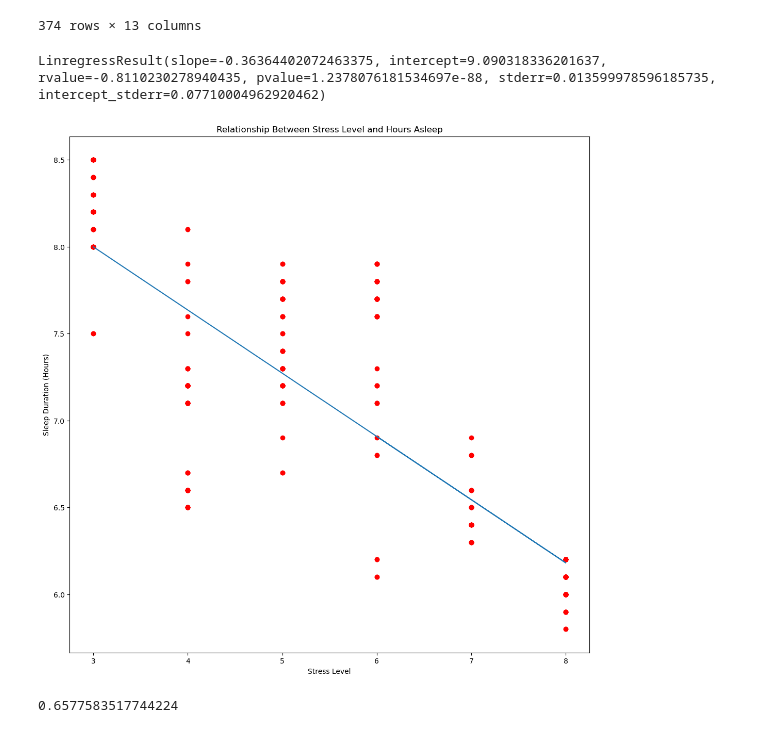
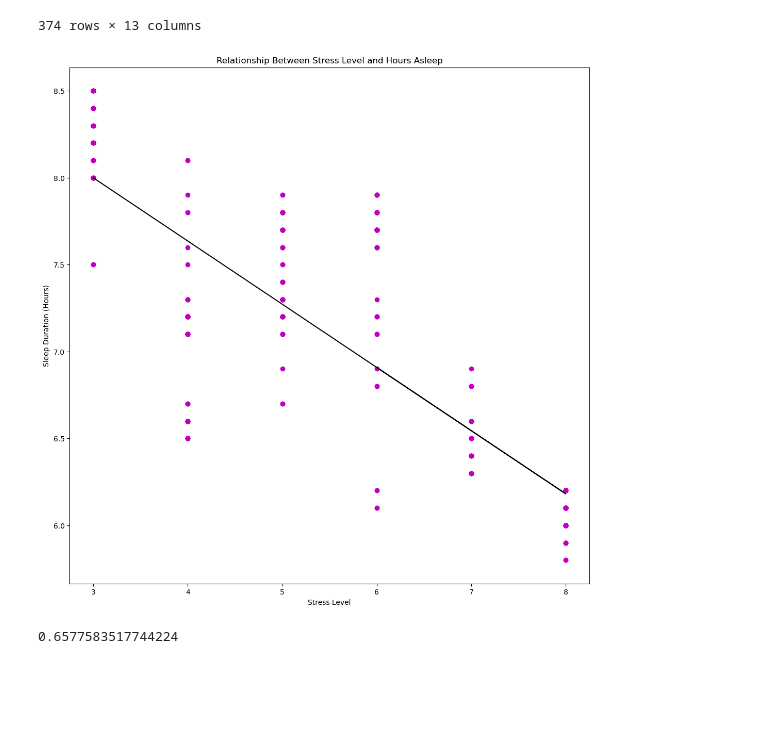
Before and after one commit to nicholaishaw/sleep-and-health-project, a Jupyter notebook: DataCleaning_Notebook.ipynb, the cells around one changed output. Saved outputs shown, nothing was run; the diff lists cells and outputs as text; code cells hidden in the pictures; blank space fills up the shorter version.

```diff
--- a/DataCleaning_Notebook.ipynb
+++ b/DataCleaning_Notebook.ipynb
@@ -219,24 +301,28 @@ stress_dataset
 | 373 | 374 | Female | 59 | Nurse | 8.1 | 9 | 75 | ... |
 374 rows × 13 columns
 # %%
+#Linear Regression for Stress Level
+
+
 stress_level = stress_dataset["Stress Level"]
 sleep_duration = stress_dataset["Sleep Duration"]
 
 slope = -0.36364402072463375
 intercept = 9.090318336201637
 x = stress_level
 Best_Fit_Line = slope*x + intercept
 
-plt.scatter(stress_level, sleep_duration, color = "r", label="Level of Self-Reported Stress")
-plt.plot(stress_level, Best_Fit_Line)
+plt.scatter(stress_level, sleep_duration, color = "m", label="Level of Self-Reported Stress")
+plt.plot(stress_level, Best_Fit_Line, color = "k")
 plt.xlabel("Stress Level")
 plt.ylabel("Sleep Duration (Hours)")
 plt.title("Relationship Between Stress Level and Hours Asleep")
 st.pearsonr(stress_level, sleep_duration)
 st.linregress(stress_level, sleep_duration)
+
+plt.savefig('Relationship Between Stress Level and Hours Asleep', bbox_inches='tight')
 # %% [output]
-LinregressResult(slope=-0.36364402072463375, intercept=9.090318336201637, rvalue=-0.8110230278940435, pvalue=1.2378076181534697e-88, stderr=0.013599978596185735, intercept_stderr=0.07710004962920462)
-[figure, old version]
+[figure, new version]
 # %%
 #Equations for Stress Level
 RSquared_Value_Stress = -0.8110230278940435*-0.8110230278940435
```
Also changed, not shown: parts of 9 cells of this notebook, 9 other files.
